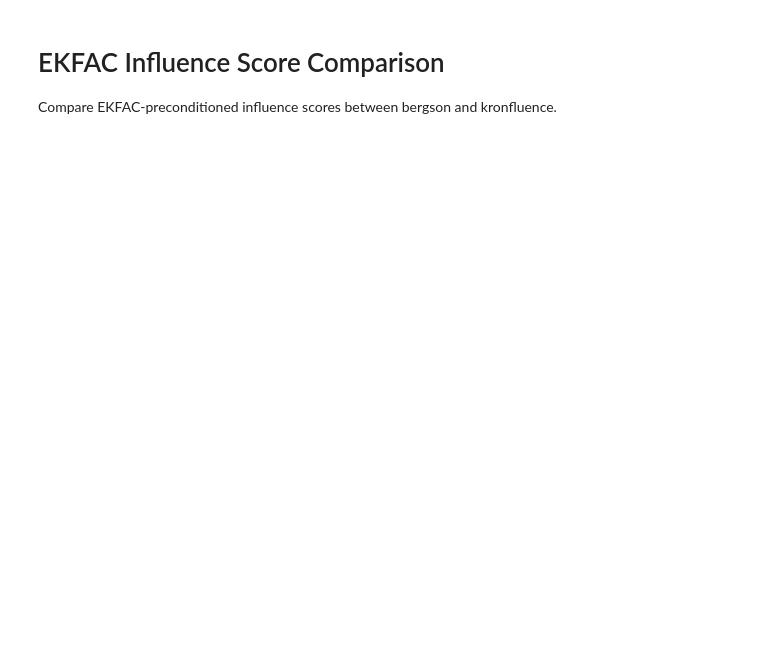
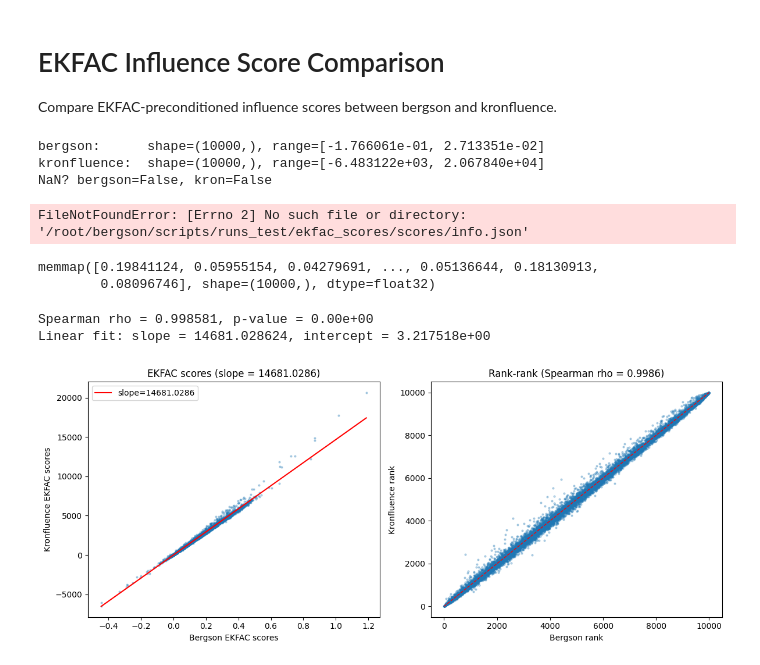
Before and after one commit to LouisYRYJ/bergson-kronfluence-compare, a Jupyter notebook: ekfac_scores/compare.ipynb, the cells around one changed output. Drawn from its saved outputs; the diff is of its cells as text; code cells hidden in the pictures; blank space fills up the shorter version.

Commit message:
new path and fix bergson

```diff
--- a/ekfac_scores/compare.ipynb
+++ b/ekfac_scores/compare.ipynb
@@ -18,38 +18,72 @@ if not RESULTS.is_dir():
 berg_flat = torch.load(RESULTS / "bergson_scores.pt").numpy()
 kron_flat = torch.load(RESULTS / "kronfluence_scores.pt").numpy()
 
-print(f"bergson:      shape={berg_flat.shape}, range=[{berg_flat.min():.6e}, {berg_flat.max():.6e}]")
-print(f"kronfluence:  shape={kron_flat.shape}, range=[{kron_flat.min():.6e}, {kron_flat.max():.6e}]")
+print(
+    f"bergson:      shape={berg_flat.shape}, range=[{berg_flat.min():.6e}, {berg_flat.max():.6e}]"
+)
+print(
+    f"kronfluence:  shape={kron_flat.shape}, range=[{kron_flat.min():.6e}, {kron_flat.max():.6e}]"
+)
 print(f"NaN? bergson={np.isnan(berg_flat).any()}, kron={np.isnan(kron_flat).any()}")
+# %% [output]
+bergson:      shape=(10000,), range=[-1.766061e-01, 2.713351e-02]
+kronfluence:  shape=(10000,), range=[-6.483122e+03, 2.067840e+04]
+NaN? bergson=False, kron=False
+# %%
+import json
+
+scores_path = Path("/root/bergson/scripts/runs_test/ekfac_scores/scores")
+new_path = scores_path / "scores.bin"
+with open(scores_path / "info.json") as f:
+    info = json.load(f)
+
+dt = np.dtype(info["dtype"])
+memmap_scores = np.memmap(new_path, dtype=dt, mode="r")
+scores = memmap_scores["score_0"]  # shape (10000,)
+# %% [output]
+FileNotFoundError: [Errno 2] No such file or directory: '/root/bergson/scripts/runs_test/ekfac_scores/scores/info.json'
+# %%
+scores
+# %% [output]
+memmap([0.19841124, 0.05955154, 0.04279691, ..., 0.05136644, 0.18130913,
+        0.08096746], shape=(10000,), dtype=float32)
+# %%
+berg_flat = scores
 # %%
 # ── Spearman correlation ─────────────────────────────────────────────────────
 rho, pval = spearmanr(berg_flat, kron_flat)
 print(f"\nSpearman rho = {rho:.6f}, p-value = {pval:.2e}")
 
 # ── Linear fit ───────────────────────────────────────────────────────────────
 slope, intercept = np.polyfit(berg_flat, kron_flat, 1)
 print(f"Linear fit: slope = {slope:.6f}, intercept = {intercept:.6e}")
 
 # ── Plots ────────────────────────────────────────────────────────────────────
 fig, axes = plt.subplots(1, 2, figsize=(12, 5))
 
 # Scatter + fitted line
 axes[0].scatter(berg_flat, kron_flat, alpha=0.3, s=4)
 x_line = np.array([berg_flat.min(), berg_flat.max()])
-axes[0].plot(x_line, slope * x_line + intercept, "r-", linewidth=1.5, label=f"slope={slope:.4f}")
+axes[0].plot(
+    x_line, slope * x_line + intercept, "r-", linewidth=1.5, label=f"slope={slope:.4f}"
+)
 axes[0].set_xlabel("Bergson EKFAC scores")
 axes[0].set_ylabel("Kronfluence EKFAC scores")
 axes[0].set_title(f"EKFAC scores (slope = {slope:.4f})")
 axes[0].legend()
 
 # Rank-rank plot
 berg_ranks = np.argsort(np.argsort(berg_flat))
 kron_ranks = np.argsort(np.argsort(kron_flat))
 axes[1].scatter(berg_ranks, kron_ranks, alpha=0.3, s=4)
 axes[1].plot([0, len(berg_flat)], [0, len(berg_flat)], "r--", linewidth=1)
 axes[1].set_xlabel("Bergson rank")
 axes[1].set_ylabel("Kronfluence rank")
 axes[1].set_title(f"Rank-rank (Spearman rho = {rho:.4f})")
 
 plt.tight_layout()
 plt.show()
+# %% [output]
+Spearman rho = 0.998581, p-value = 0.00e+00
+Linear fit: slope = 14681.028624, intercept = 3.217518e+00
+[figure, added]
```
Also changed, not shown: 16 other files.
